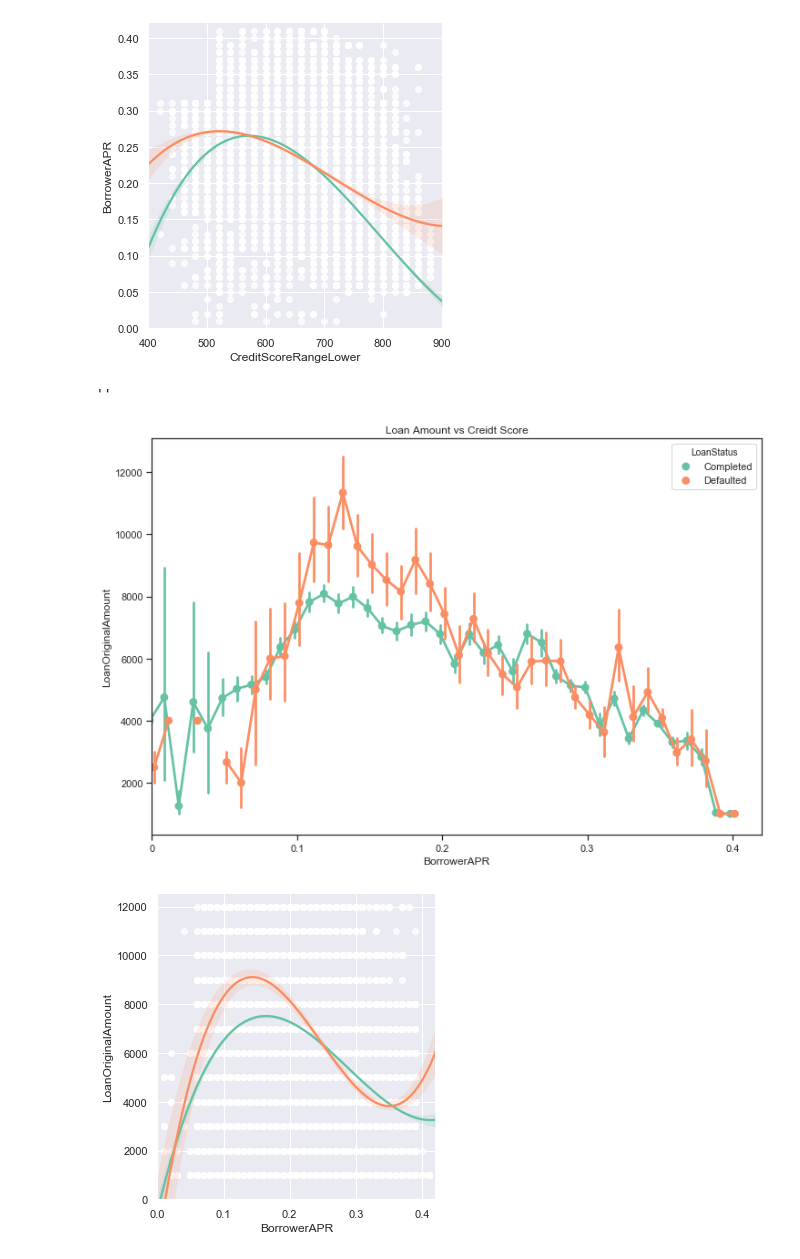
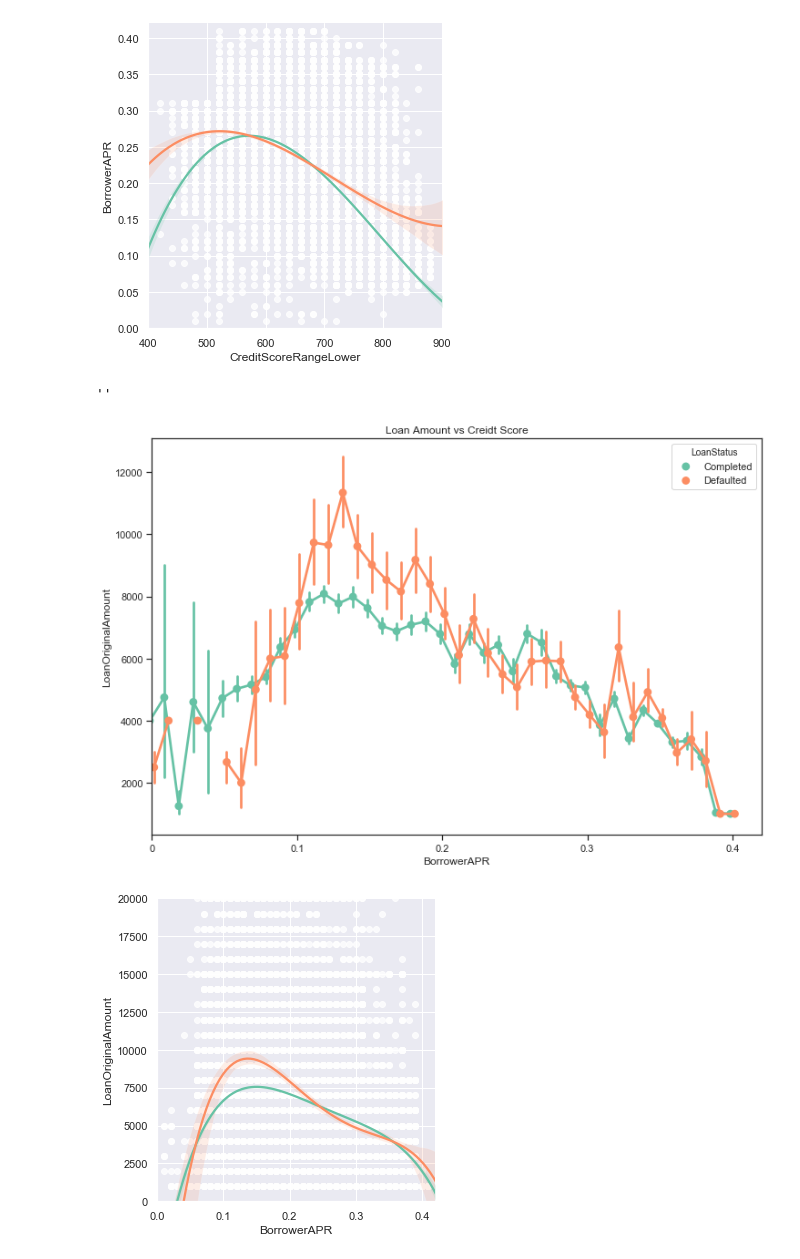
Before and after one commit to TyDataSci/LoanProsper, a Jupyter notebook: visualization.ipynb, the cells around one changed output. Cells and saved outputs as stored; diff of their text form; code cells hidden in the pictures.

```diff
--- a/visualization.ipynb
+++ b/visualization.ipynb
@@ -541,21 +545,21 @@ plt.ylim(0,.42);
 # %%
 sns.set_style('ticks')
 plt.figure(figsize = [12, 8])
 sns.pointplot(data = loan_category, x = 'BorrowerAPR', y = 'LoanOriginalAmount', hue = 'LoanStatus',
                   dodge = 0.3, palette="Set2")
 plt.title('Loan Amount vs Creidt Score')
 plt.xticks([0,10,20,30,40], [0,0.1, .2, .3, 0.4])
 plt.xlim(0,42);
 sns.set_style('darkgrid')
 sns.lmplot(x = 'BorrowerAPR', y = 'LoanOriginalAmount', hue="LoanStatus", data=loan_category,palette="Set2",
-           scatter_kws={'color':'white'},legend=False, order=3)
-plt.ylim(0,12500)
+           scatter_kws={'color':'white'},legend=False, order=4)
+plt.ylim(0,20000)
 plt.xlim(0,.42)
 ;
 # %% [output]
 ''
 [figure]
-[figure, old version]
+[figure, new version]
 # %%
 sns.set_style('ticks')
 plt.figure(figsize = [12, 8])
```
Also changed, not shown: parts of 7 cells of this notebook.
